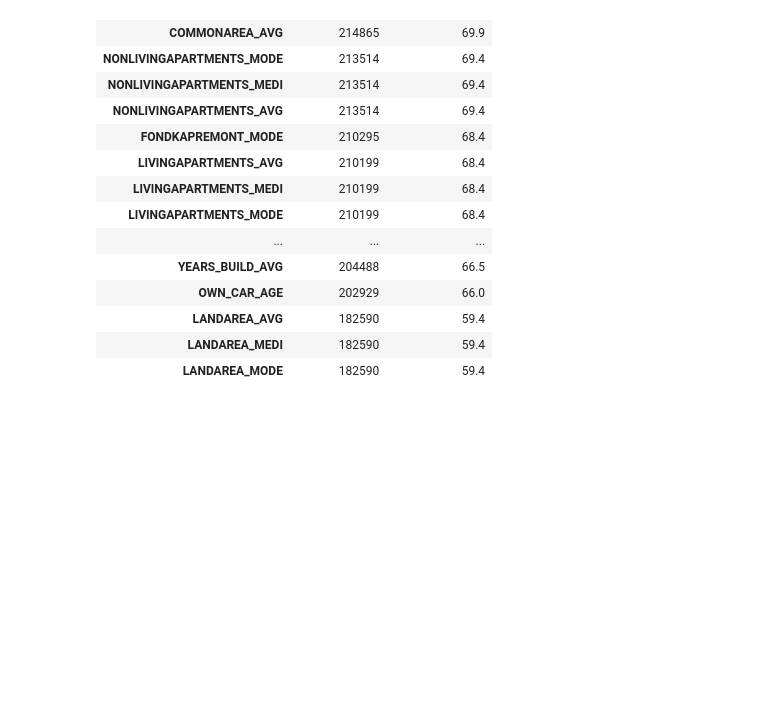
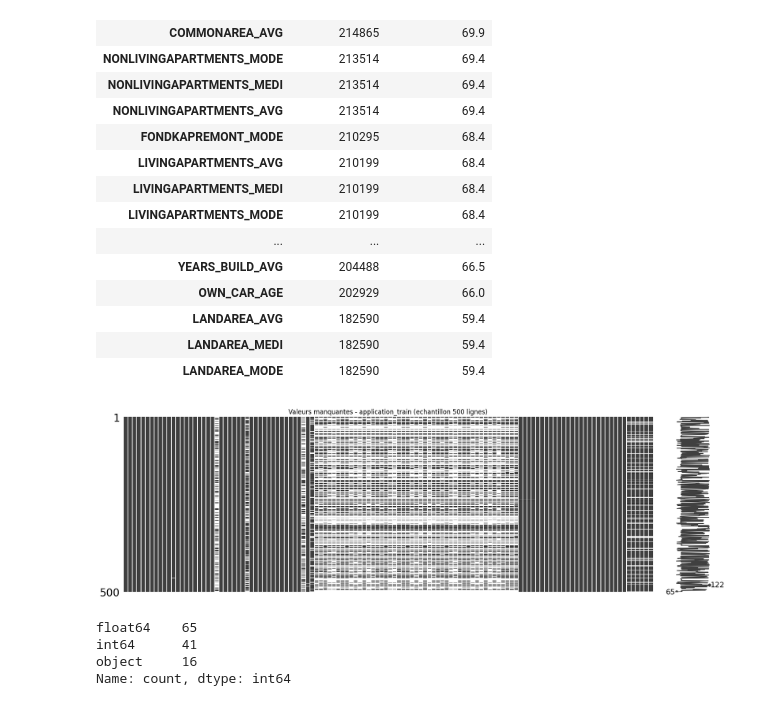
Before and after one commit to TheMoJd/MLOps_loans, a Jupyter notebook: notebooks/01_eda.ipynb, the cells around one changed output. Drawn from its saved outputs; the diff is of its cells as text; code cells hidden in the pictures; blank space fills up the shorter version.

```diff
--- a/notebooks/01_eda.ipynb
+++ b/notebooks/01_eda.ipynb
@@ -106,3 +106,20 @@ There are 67 columns that have missing values.
 | LANDAREA_AVG | 182590 | 59.4 |
 | LANDAREA_MEDI | 182590 | 59.4 |
 | LANDAREA_MODE | 182590 | 59.4 |
+# %%
+import missingno as msno
+
+# Visualisation graphique des valeurs manquantes
+msno.matrix(app_train.sample(500), figsize=(20, 6))
+plt.title("Valeurs manquantes - application_train (echantillon 500 lignes)")
+plt.show()
+# %% [output]
+[figure, added]
+# %%
+# Number of each type of column
+app_train.dtypes.value_counts()
+# %% [output]
+float64    65
+int64      41
+object     16
+Name: count, dtype: int64
```
Also changed, not shown: parts of 24 cells of this notebook, 1 other file.
